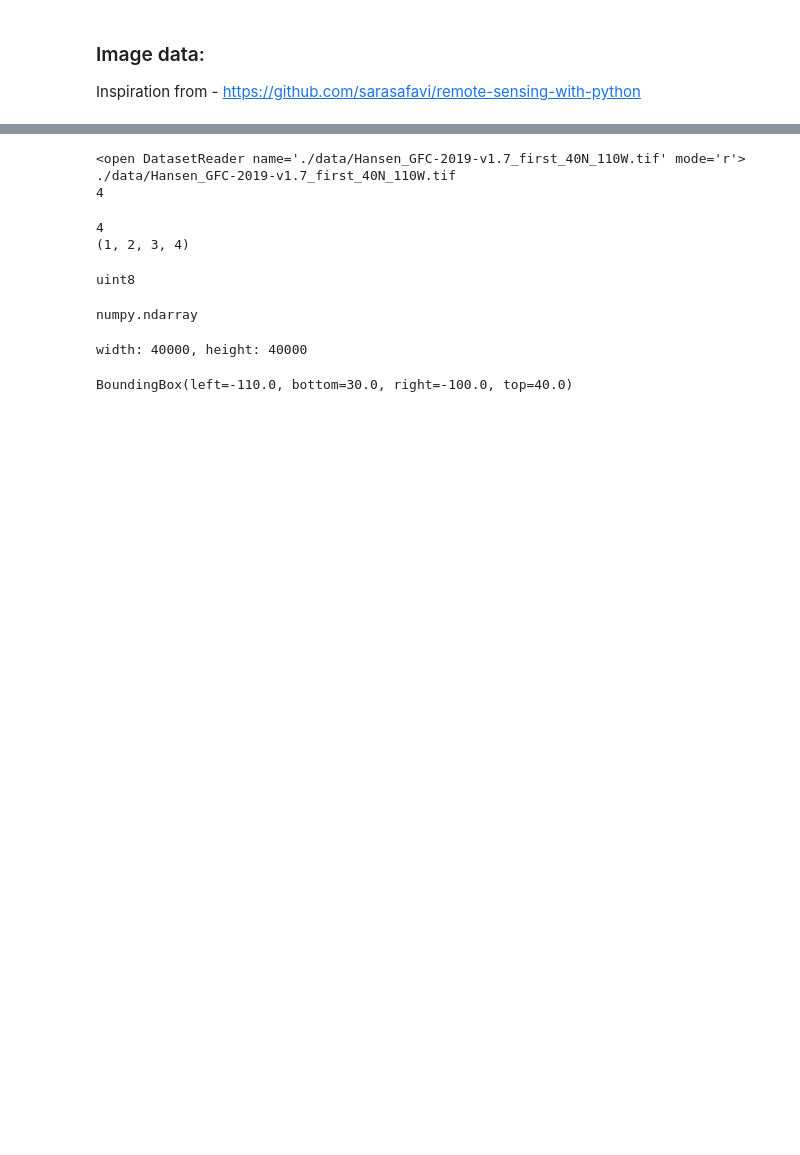
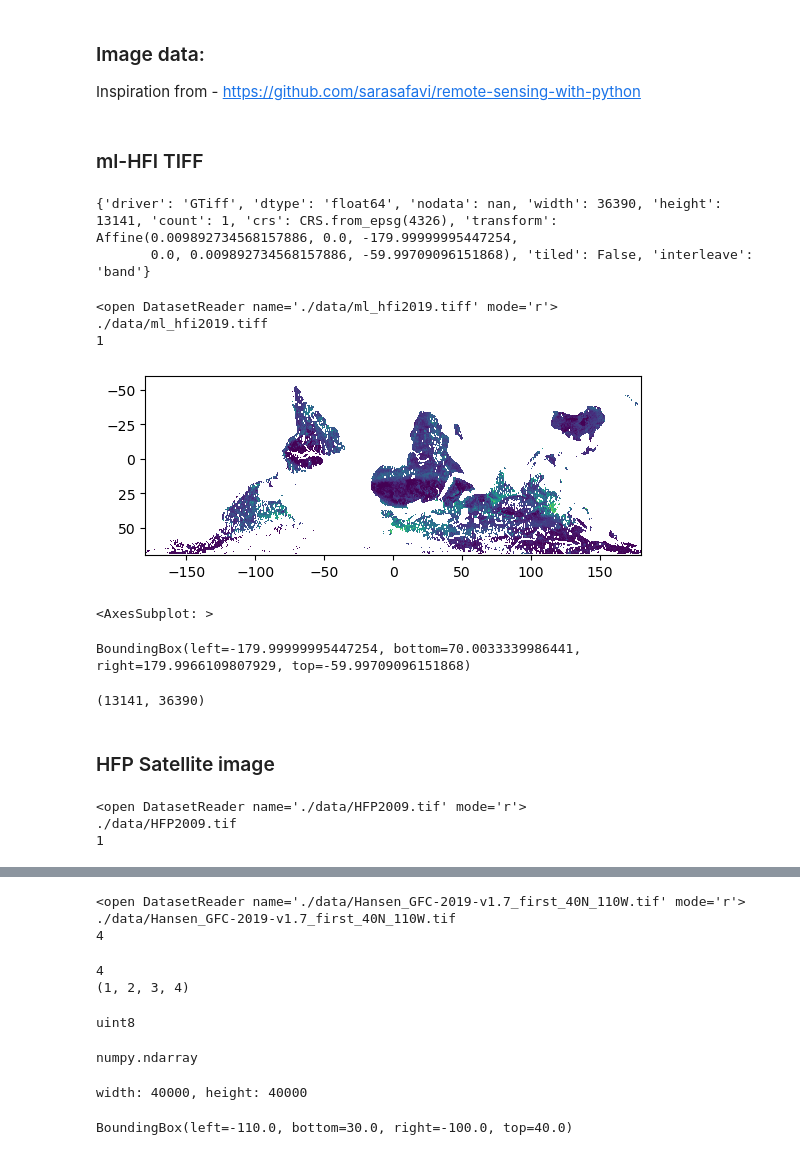
Before and after one commit to lara-es/Capstone, a Jupyter notebook: ml-HFI.ipynb, the cells around one changed output, grey strips where cells are left out. Cells and saved outputs as stored; diff of their text form; code cells hidden in the pictures; blank space fills up the shorter version.

```diff
--- a/ml-HFI.ipynb
+++ b/ml-HFI.ipynb
@@ -140,0 +155,40 @@ import rasterio
+# %% [markdown]
+### ml-HFI TIFF
+# %%
+hfi_image_file = "./data/ml_hfi2019.tiff"
+
+mlhfi_image = rasterio.open(hfi_image_file)
+# %%
+mlhfi_image.profile
+# %% [output]
+{'driver': 'GTiff', 'dtype': 'float64', 'nodata': nan, 'width': 36390, 'height': 13141, 'count': 1, 'crs': CRS.from_epsg(4326), 'transform': Affine(0.009892734568157886, 0.0, -179.99999995447254,
+       0.0, 0.009892734568157886, -59.99709096151868), 'tiled': False, 'interleave': 'band'}
+# %%
+print(mlhfi_image)
+
+# let's look at some basic information about this geoTIFF:
+
+# dataset name
+print(mlhfi_image.name)
+
+# number of bands in this dataset
+print(mlhfi_image.count)
+# %% [output]
+<open DatasetReader name='./data/ml_hfi2019.tiff' mode='r'>
+./data/ml_hfi2019.tiff
+1
+# %%
+show(mlhfi_image)
+# %% [output]
+[figure, added]
+<AxesSubplot: >
+# %%
+mlhfi_image.bounds
+# %% [output]
+BoundingBox(left=-179.99999995447254, bottom=70.0033339986441, right=179.9966109807929, top=-59.99709096151868)
+# %%
+mlhfi_image.shape
+# %% [output]
+(13141, 36390)
+# %% [markdown]
+### HFP Satellite image
@@ -140,0 +198,15 @@ import rasterio
+# %%
+# satdat is our open dataset object
+print(hfp_sat)
+
+# let's look at some basic information about this geoTIFF:
+
+# dataset name
+print(hfp_sat.name)
+
+# number of bands in this dataset
+print(hfp_sat.count)
+# %% [output]
+<open DatasetReader name='./data/HFP2009.tif' mode='r'>
+./data/HFP2009.tif
+1
```
Also changed, not shown: parts of 36 cells of this notebook, 3 other files.
